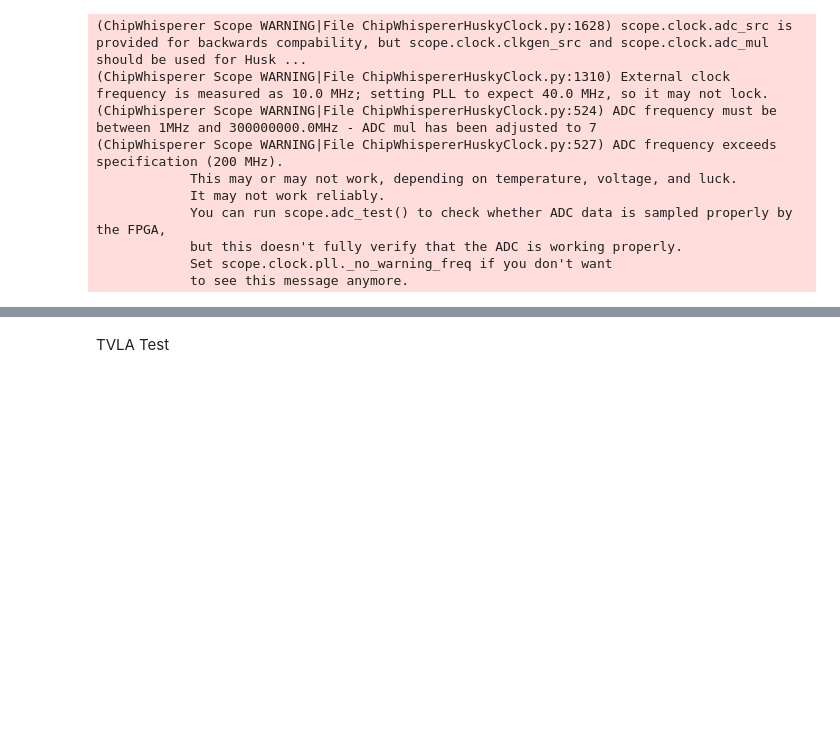
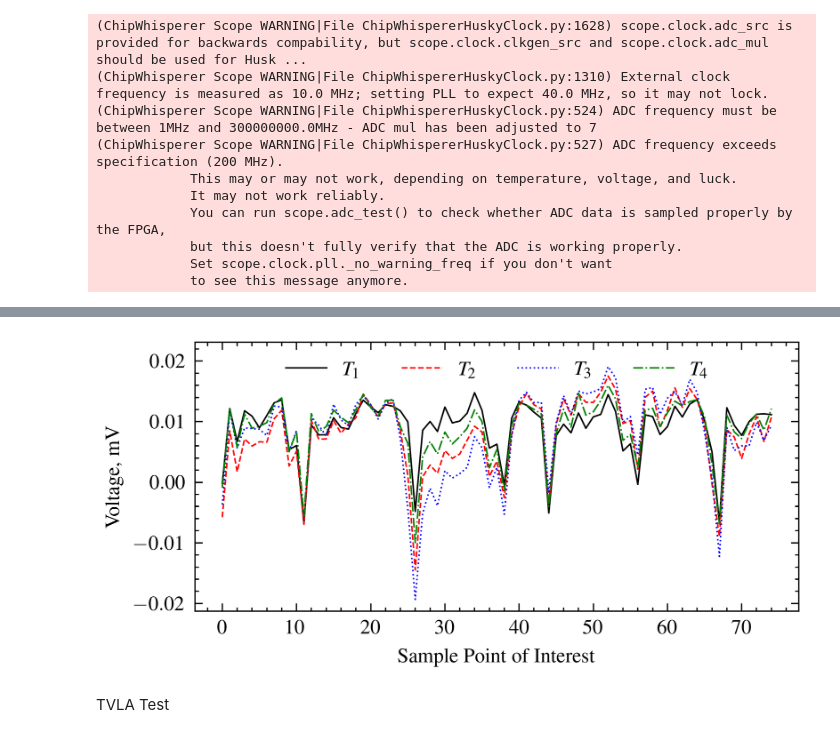
Before and after one commit to ncanavan1/Toeplitz_attack, a Jupyter notebook: hardware/FPGA_tester.ipynb, the cells around one changed output, grey strips where cells are left out. Saved outputs shown, nothing was run; the diff lists cells and outputs as text; code cells hidden in the pictures; blank space fills up the shorter version.

```diff
--- a/hardware/FPGA_tester.ipynb
+++ b/hardware/FPGA_tester.ipynb
@@ -243,18 +230,25 @@ poi_list.append(np.arange(1570,1580))
 poi_list = [value for segment in poi_list for value in segment]
 # %%
 import matplotlib.pyplot as plt
-plt.style.use("seaborn-v0_8-darkgrid")
-lw = 1.5
-plt.plot(flattened_poi1,linewidth=lw,label="00")
-plt.plot(flattened_poi2,linewidth=lw,label="01")
-plt.plot(flattened_poi3,linewidth=lw,label="10")
-plt.plot(flattened_poi4,linewidth=lw,label="11")
-plt.legend(loc='upper center', ncol=4, fontsize=12)
-plt.xlabel("Sample Point",fontsize=12)
-plt.ylabel("Voltage, mV",fontsize=12)
+import scienceplots
+plt.style.use(['science','ieee'])
+
+lw = 0.6
+plt.figure(figsize=(4,2))
+plt.plot(flattened_poi1,linewidth=lw,label="$T_1$")
+plt.plot(flattened_poi2,linewidth=lw,label="$T_2$")
+plt.plot(flattened_poi3,linewidth=lw,label="$T_3$")
+plt.plot(flattened_poi4,linewidth=lw,label="$T_4$")
+plt.legend(loc='upper center', ncol=4)#, fontsize=12)
+plt.xlabel("Sample Point of Interest")#,fontsize=12)
+plt.ylabel("Voltage, mV")#,fontsize=12)
+ymin, ymax = plt.ylim()
+plt.ylim(ymin, ymax*1.1)  # increase top by 10%
 plt.tight_layout()
 plt.savefig("/home/40265864@ecit.qub.ac.uk/PhD/project_TOEPLITZ/FPGA_results.png",dpi=500)
 plt.show()
+# %% [output]
+[figure, added]
 # %%
 cw.plot(flattened_poi1) * cw.plot(flattened_poi2) * cw.plot(flattened_poi3) * cw.plot(flattened_poi4)
 # %%
```
Also changed, not shown: parts of 7 cells of this notebook.
